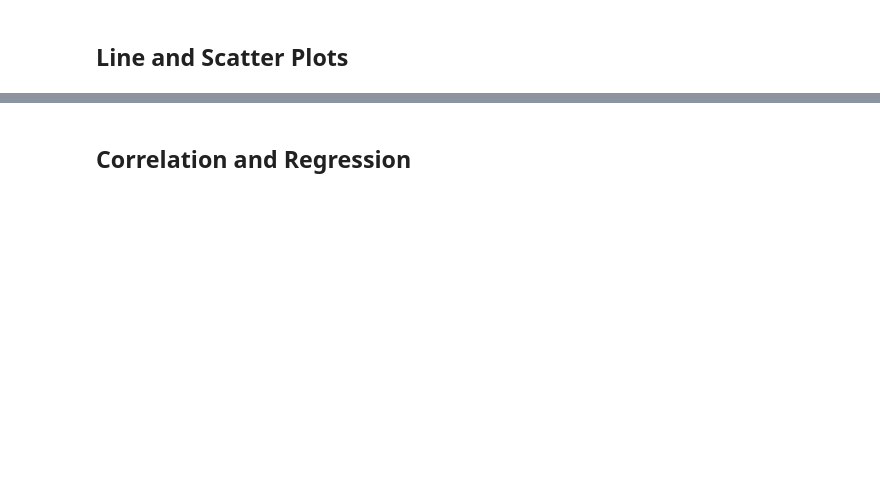
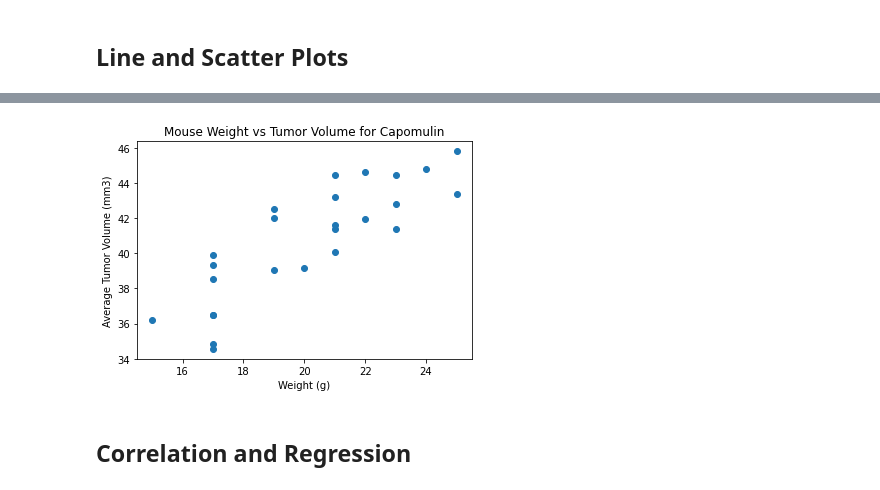
Before and after one commit to carliemazar/matplotlib-challenge, a Jupyter notebook: Instructions/Pymaceuticals/pymaceuticals_starter.ipynb, the cells around one changed output, grey strips where cells are left out. Cells and saved outputs as stored; diff of their text form; code cells hidden in the pictures; blank space fills up the shorter version.

```diff
--- a/Instructions/Pymaceuticals/pymaceuticals_starter.ipynb
+++ b/Instructions/Pymaceuticals/pymaceuticals_starter.ipynb
@@ -228,2 +309,16 @@ clean_mouse_df.head()
+# %%
+# Generate a scatter plot of mouse weight versus average tumor volume for the Capomulin regimen
+cap_df = clean_mouse_df.loc[clean_mouse_df["Drug Regimen"] == "Capomulin",:]
+cap_avg = cap_df.groupby(["Mouse ID"]).mean()
+
+plt.scatter(cap_avg["Weight (g)"], cap_avg["Tumor Volume (mm3)"])
+plt.xlabel("Weight (g)")
+plt.ylabel("Average Tumor Volume (mm3)")
+plt.title("Mouse Weight vs Tumor Volume for Capomulin")
+
+plt.savefig("Avg Tumor Vol vs Weight-Capomulin")
+plt.show()
+# %% [output]
+[figure, added]
 # %% [markdown]
 ## Correlation and Regression
```
Also changed, not shown: parts of 11 cells of this notebook.
